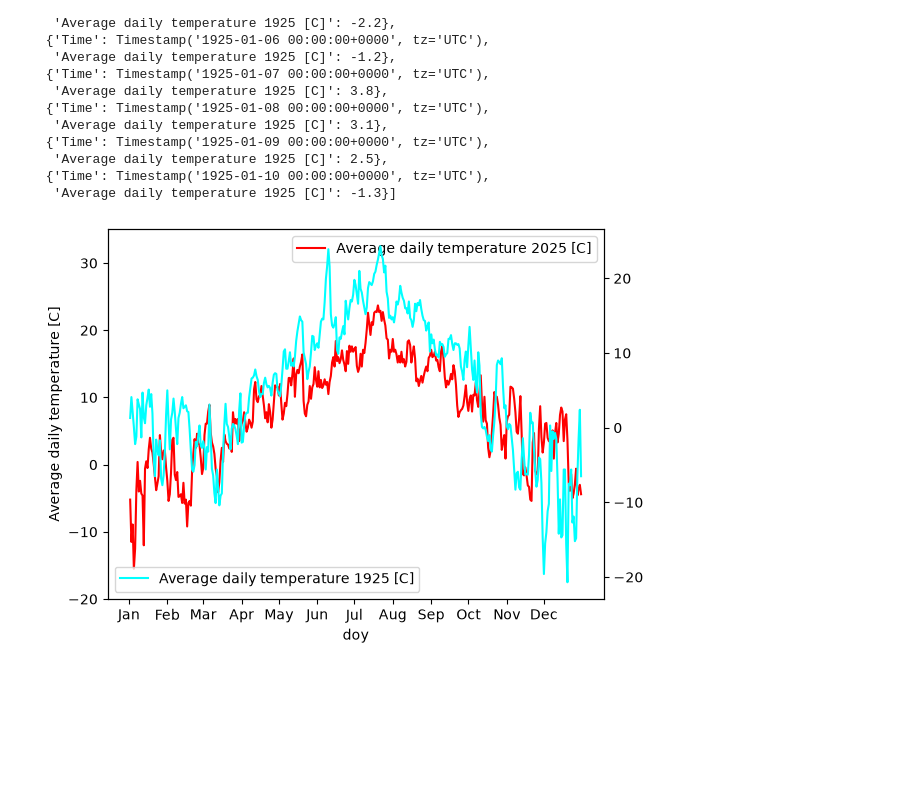
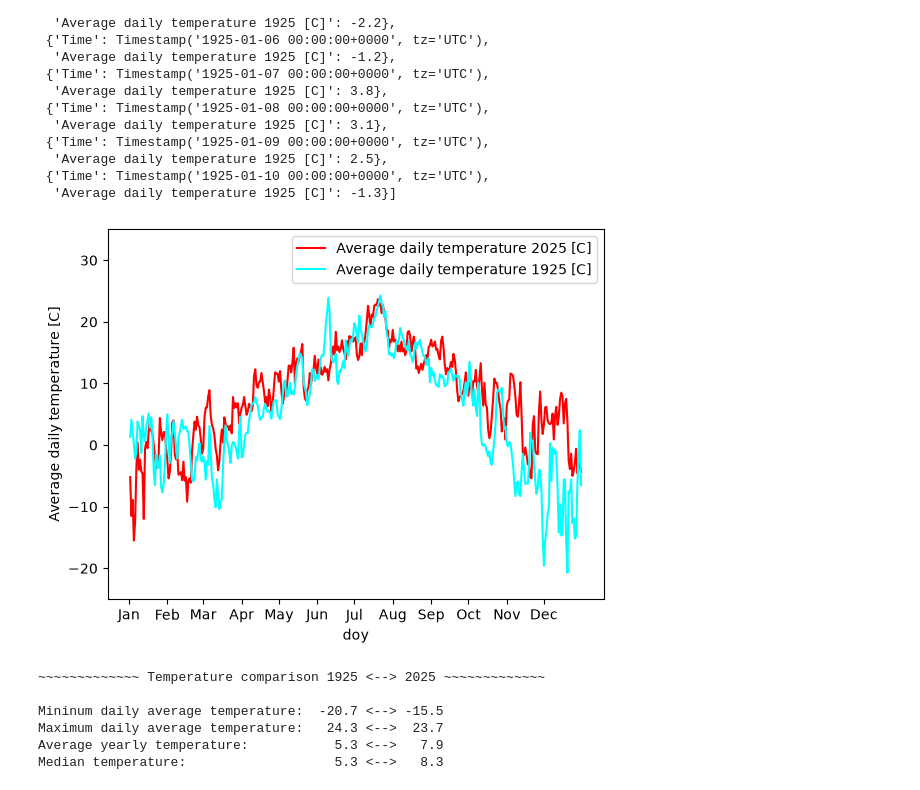
Before and after one commit to danielstevik1-lab/INF201_Deliverable_1, a Jupyter notebook: Deliverable_1_T3.ipynb, the cells around one changed output. Cells and saved outputs as stored; diff of their text form; code cells hidden in the pictures; blank space fills up the shorter version.

```diff
--- a/Deliverable_1_T3.ipynb
+++ b/Deliverable_1_T3.ipynb
@@ -80,26 +80,55 @@ df_1925['doy'] = df_1925['Time'].dt.dayofyear
 # %%
 """ Create the comparison plots """
 
 y_2025 = 'Average daily temperature 2025 [C]'
 y_1925 = 'Average daily temperature 1925 [C]'
 
 fig, ax1 = plt.subplots()
 
 df_2025.plot(x = 'doy', y= y_2025 , kind='line',
              color='red', label = y_2025, ax = ax1)
-ax1.set_ylim(-20, 35)
+ax1.set_ylim(-25, 35)
 ax1.set_ylabel('Average daily temperature [C]')
 #mark every start of month as a tick along x-axis
 ax1.set_xticks([0, 31, 60, 91, 121, 152, 182, 213,
                 244, 274, 305, 335])
 ax1.set_xticklabels(['Jan', 'Feb', 'Mar', 'Apr',
                      'May', 'Jun' ,'Jul', 'Aug',
                      'Sep', 'Oct', 'Nov', 'Dec'])
 
-ax2 = ax1.twinx()
+
+ax2 = ax1
 df_1925.plot(x='doy', y=y_1925, kind='line',
              color='cyan', label= y_1925, ax = ax2)
 
 plt.show()
 # %% [output]
-[figure, old version]
+[figure, new version]
+# %%
+"""Summary stats for 1925 and 2025 """
+min_temp_1925 = df_1925['Average daily temperature 1925 [C]'].min()
+max_temp_1925 = df_1925['Average daily temperature 1925 [C]'].max()
+mean_temp_1925 = df_1925['Average daily temperature 1925 [C]'].mean()
+median_temp_1925 = df_1925['Average daily temperature 1925 [C]'].median()
+
+min_temp_2025 = df_2025['Average daily temperature 2025 [C]'].min()
+max_temp_2025 = df_2025['Average daily temperature 2025 [C]'].max()
+mean_temp_2025 = df_2025['Average daily temperature 2025 [C]'].mean()
+median_temp_2025 = df_2025['Average daily temperature 2025 [C]'].median()
+
+""" Summary table """
+spacer = 13
+print(f"""
+{('~')*spacer} Temperature comparison 1925 <--> 2025 {('~')*spacer}
+
+Mininum daily average temperature:  {min_temp_1925} <--> {min_temp_2025}
+Maximum daily average temperature:   {max_temp_1925} <-->  {max_temp_2025}
+Average yearly temperature:           {mean_temp_1925:.1f} <-->   {mean_temp_2025:.1f}
+Median temperature:                   {median_temp_1925} <-->   {median_temp_2025}""")
+# %% [output]
+~~~~~~~~~~~~~ Temperature comparison 1925 <--> 2025 ~~~~~~~~~~~~~
+
+Mininum daily average temperature:  -20.7 <--> -15.5
+Maximum daily average temperature:   24.3 <-->  23.7
+Average yearly temperature:           5.3 <-->   7.9
+Median temperature:                   5.3 <-->   8.3
```
